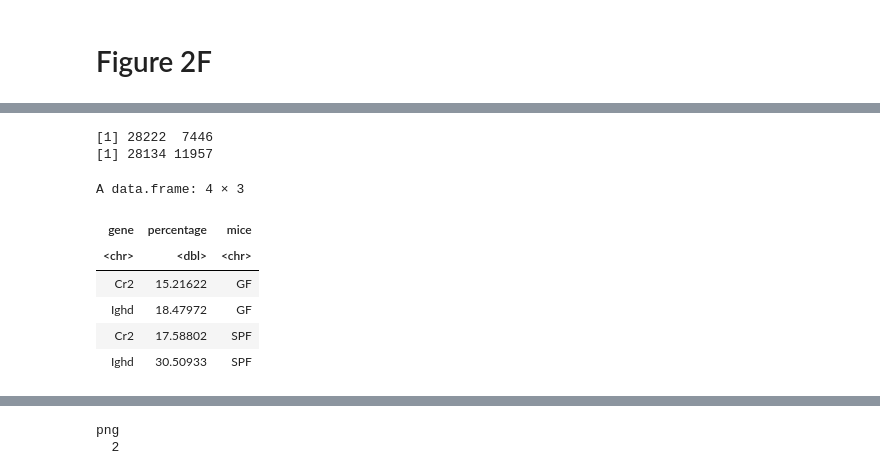
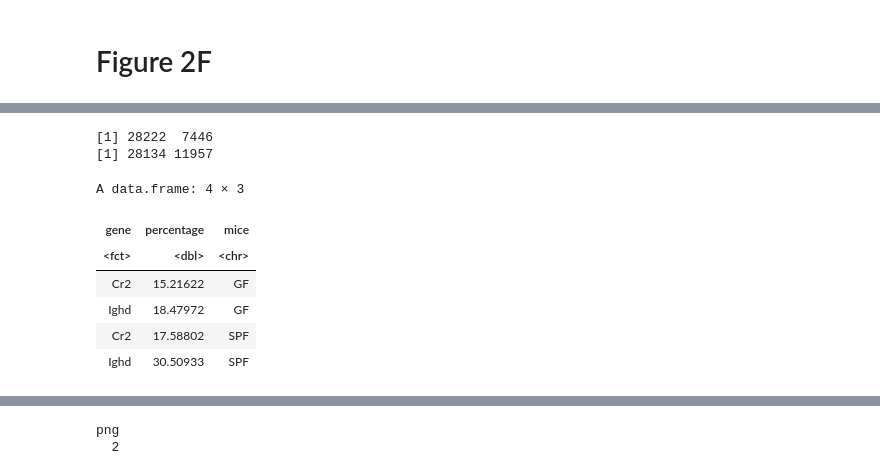
Before and after one commit to BGI-Intestines/Germ-free-mice, a Jupyter notebook: Figure2/Figure2.ipynb, the cells around one changed output, grey strips where cells are left out. Cells and saved outputs as stored; diff of their text form; code cells hidden in the pictures.

```diff
--- a/Figure2/Figure2.ipynb
+++ b/Figure2/Figure2.ipynb
@@ -667,14 +656,15 @@ date()
 # %%
 gf_stat <- DoStat(Counts = gf_spleen@assays$Spatial@counts,Genelist = c("Cr2","Ighd"),index = "GF")
 spf_stat <- DoStat(Counts = spf_spleen@assays$Spatial@counts,Genelist = c("Cr2","Ighd"),index = "SPF")
 data <- rbind(gf_stat,spf_stat) %>% select(gene,percentage,mice)
+data$gene <- factor(data$gene,levels = c("Cr2","Ighd"))
 data
 # %% [output]
 [1] 28222  7446
 [1] 28134 11957
 A data.frame: 4 × 3
 | gene | percentage | mice |
-| <chr> | <dbl> | <chr> |
+| <fct> | <dbl> | <chr> |
 | Cr2 | 15.21622 | GF |
 | Ighd | 18.47972 | GF |
 | Cr2 | 17.58802 | SPF |
```
Also changed, not shown: parts of 14 cells of this notebook, 19 other files.
